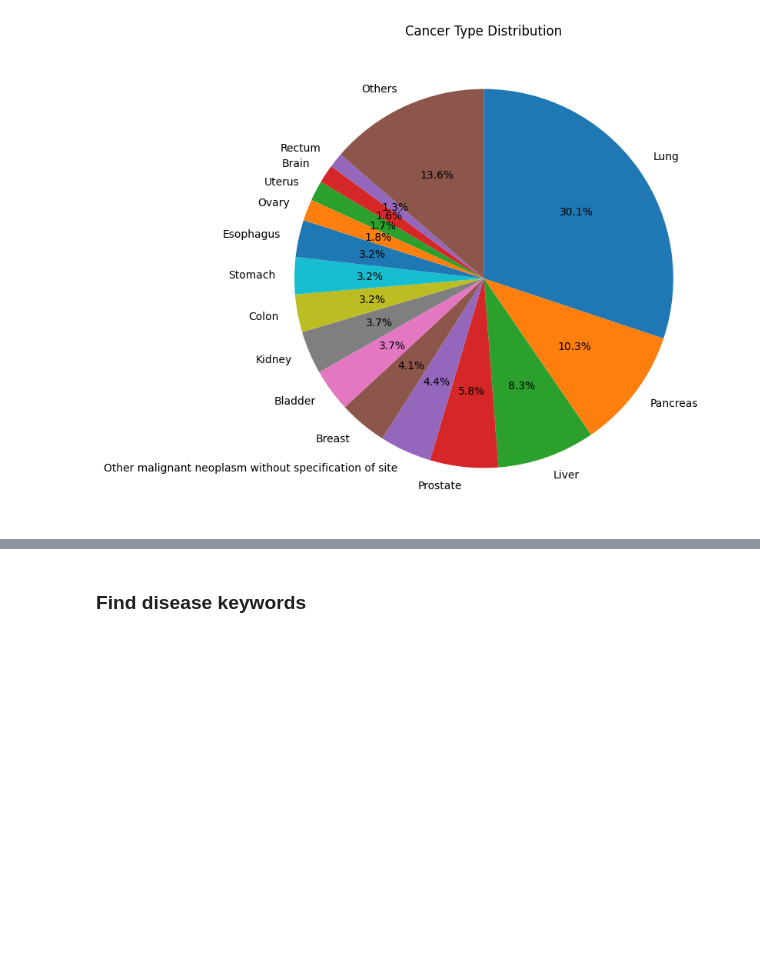
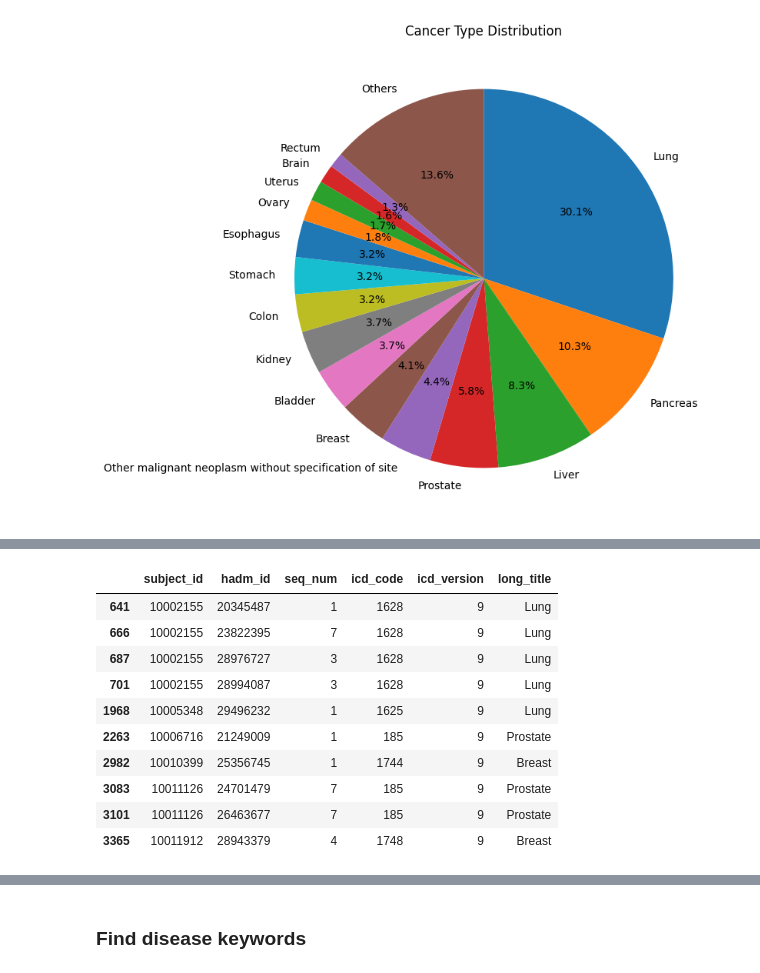
Before and after one commit to Subaru-Gastraea/MIMIC-Clinical-Decision-Making-Dataset, a Jupyter notebook: CreateDataset.ipynb, the cells around one changed output, grey strips where cells are left out. Drawn from its saved outputs; the diff is of its cells as text; code cells hidden in the pictures; blank space fills up the shorter version.

```diff
--- a/CreateDataset.ipynb
+++ b/CreateDataset.ipynb
@@ -224,0 +225,41 @@ Name: proportion, dtype: float64
+# %%
+def extract_cancer_site(cancer_types, cancer_site):
+
+    cancer_types_filter = cancer_types.copy()
+    cancer_types_filter['keep'] = False
+
+    for site in cancer_site:
+        if isinstance(site, tuple):
+            for s in site:
+                mask = cancer_types_filter['long_title'].str.contains(s, case=False)
+
+                cancer_types_filter.loc[mask, 'long_title'] = site[0]
+                cancer_types_filter['keep'] |= mask
+
+        else:
+            mask = cancer_types_filter['long_title'].str.contains(site, case=False)
+
+            cancer_types_filter.loc[mask, 'long_title'] = site
+            cancer_types_filter['keep'] |= mask
+
+    cancer_types_filter = cancer_types_filter[cancer_types_filter['keep']]
+    cancer_types_filter = cancer_types_filter.drop(columns='keep')
+
+    return cancer_types_filter
+# %%
+cancer_site = [('Lung', 'bronchus'), 'Pancreas', ('Liver', 'bile ducts'), 'Prostate', 'Breast']
+
+cancer_types_filter = extract_cancer_site(cancer_types, cancer_site)
+display(cancer_types_filter.head(10))
+# %% [output]
+|  | subject_id | hadm_id | seq_num | icd_code | icd_version | long_title |
+| 641 | 10002155 | 20345487 | 1 | 1628 | 9 | Lung |
+| 666 | 10002155 | 23822395 | 7 | 1628 | 9 | Lung |
+| 687 | 10002155 | 28976727 | 3 | 1628 | 9 | Lung |
+| 701 | 10002155 | 28994087 | 3 | 1628 | 9 | Lung |
+| 1968 | 10005348 | 29496232 | 1 | 1625 | 9 | Lung |
+| 2263 | 10006716 | 21249009 | 1 | 185 | 9 | Prostate |
+| 2982 | 10010399 | 25356745 | 1 | 1744 | 9 | Breast |
+| 3083 | 10011126 | 24701479 | 7 | 185 | 9 | Prostate |
+| 3101 | 10011126 | 26463677 | 7 | 185 | 9 | Prostate |
+| 3365 | 10011912 | 28943379 | 4 | 1748 | 9 | Breast |
```
Also changed, not shown: parts of 8 cells of this notebook.
